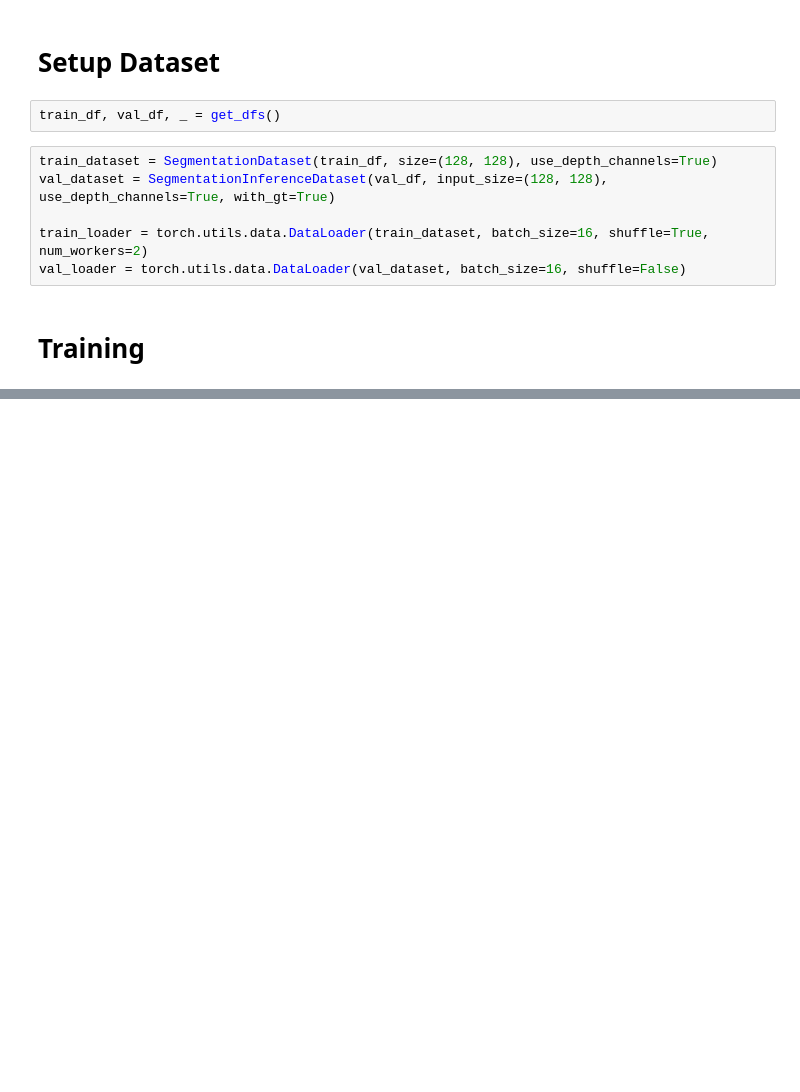
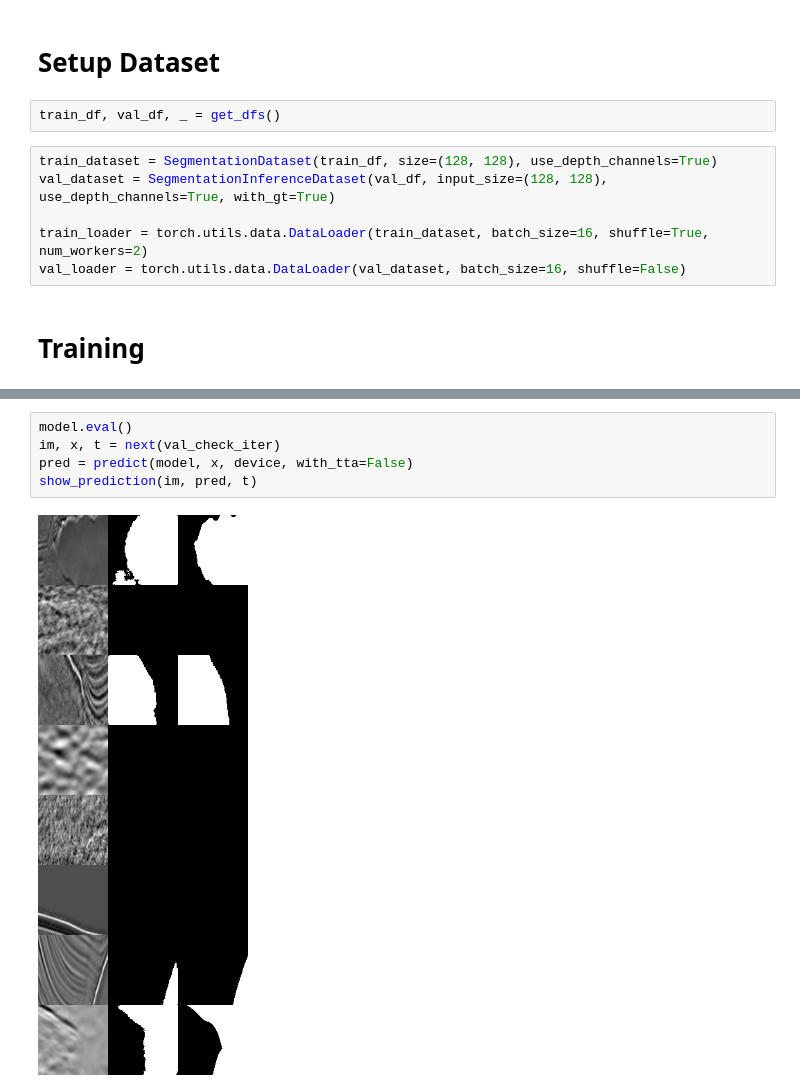
Before and after one commit to ns-rokuyon/kaggle-tgs-salt-identification-challenge, a Jupyter notebook: notebook_model2_UNetRes34.ipynb, the cells around one changed output, grey strips where cells are left out. Drawn from its saved outputs; the diff is of its cells as text; blank space fills up the shorter version.

```diff
--- a/notebook_model2_UNetRes34.ipynb
+++ b/notebook_model2_UNetRes34.ipynb
@@ -116,0 +137,7 @@ Sequential(
+# %%
+model.eval()
+im, x, t = next(val_check_iter)
+pred = predict(model, x, device, with_tta=False)
+show_prediction(im, pred, t)
+# %% [output]
+[figure, added]
```
Also changed, not shown: parts of 8 cells of this notebook, 4 other files.
